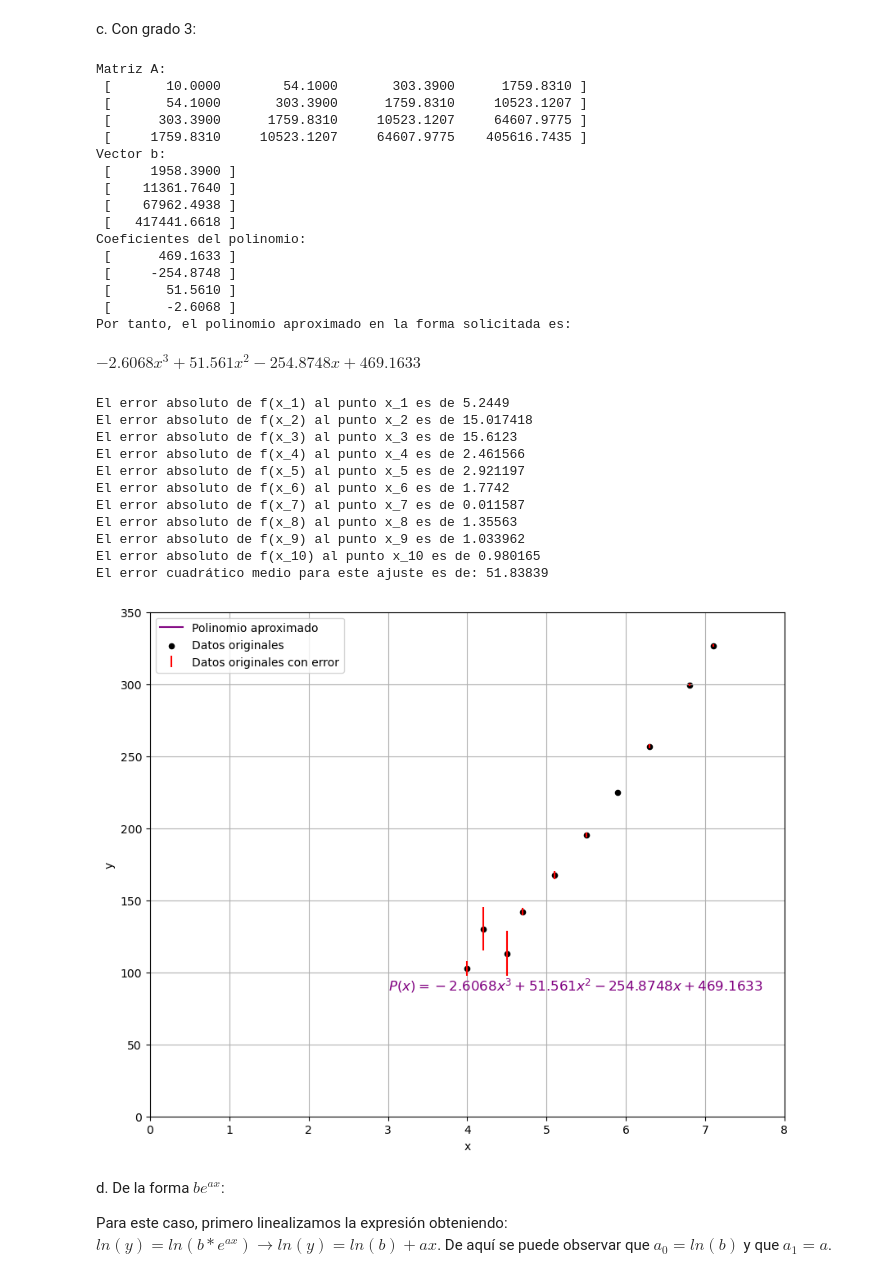
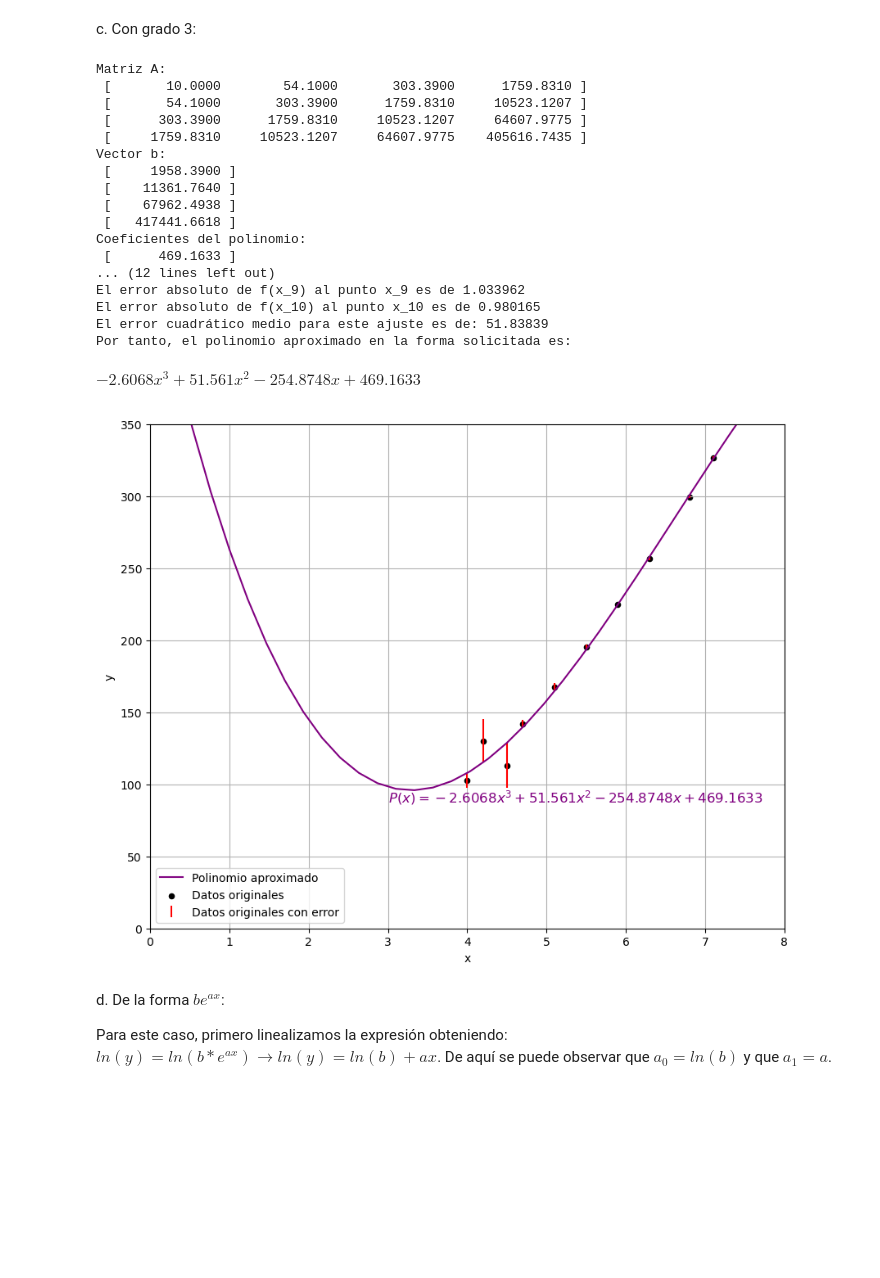
Before and after one commit to MarckHA/Tarea_08-M-nimos-Cuadrados-EPN, a Jupyter notebook: Tarea_08.ipynb, the cells around one changed output. Drawn from its saved outputs; the diff is of its cells as text; code cells hidden in the pictures; blank space fills up the shorter version.

```diff
--- a/Tarea_08.ipynb
+++ b/Tarea_08.ipynb
@@ -125,39 +114,29 @@ c. Con grado 3:
 # %%
 %autoreload 2
 
 a,b = minimosCuadrados(len(xi_1),3,xi_1,yi_1)
 c = hallarCoef(a,b)
-graficar(xi_1,yi_1,c,'purple',[0, 8],[0, 350],3,85)
+graficar(xi_1,yi_1,c,'purple',[0, 8],[0, 350],3,85,10)
 # %% [output]
 Matriz A:
  [       10.0000        54.1000       303.3900      1759.8310 ]
  [       54.1000       303.3900      1759.8310     10523.1207 ]
  [      303.3900      1759.8310     10523.1207     64607.9775 ]
  [     1759.8310     10523.1207     64607.9775    405616.7435 ]
 Vector b:
  [     1958.3900 ]
  [    11361.7640 ]
  [    67962.4938 ]
  [   417441.6618 ]
 Coeficientes del polinomio:
  [      469.1633 ]
- [     -254.8748 ]
- [       51.5610 ]
- [       -2.6068 ]
+... (12 lines left out)
+El error absoluto de f(x_9) al punto x_9 es de 1.033962
+El error absoluto de f(x_10) al punto x_10 es de 0.980165
+El error cuadrático medio para este ajuste es de: 51.83839
 Por tanto, el polinomio aproximado en la forma solicitada es:
 $\displaystyle - 2.6068 x^{3} + 51.561 x^{2} - 254.8748 x + 469.1633$
-El error absoluto de f(x_1) al punto x_1 es de 5.2449
-El error absoluto de f(x_2) al punto x_2 es de 15.017418
-El error absoluto de f(x_3) al punto x_3 es de 15.6123
-El error absoluto de f(x_4) al punto x_4 es de 2.461566
-El error absoluto de f(x_5) al punto x_5 es de 2.921197
-El error absoluto de f(x_6) al punto x_6 es de 1.7742
-El error absoluto de f(x_7) al punto x_7 es de 0.011587
-El error absoluto de f(x_8) al punto x_8 es de 1.35563
-El error absoluto de f(x_9) al punto x_9 es de 1.033962
-El error absoluto de f(x_10) al punto x_10 es de 0.980165
-El error cuadrático medio para este ajuste es de: 51.83839
-[figure, old version]
+[figure, new version]
 # %% [markdown]
 d. De la forma $be^{ax}$:
 
```
Also changed, not shown: parts of 18 cells of this notebook, 3 other files.
